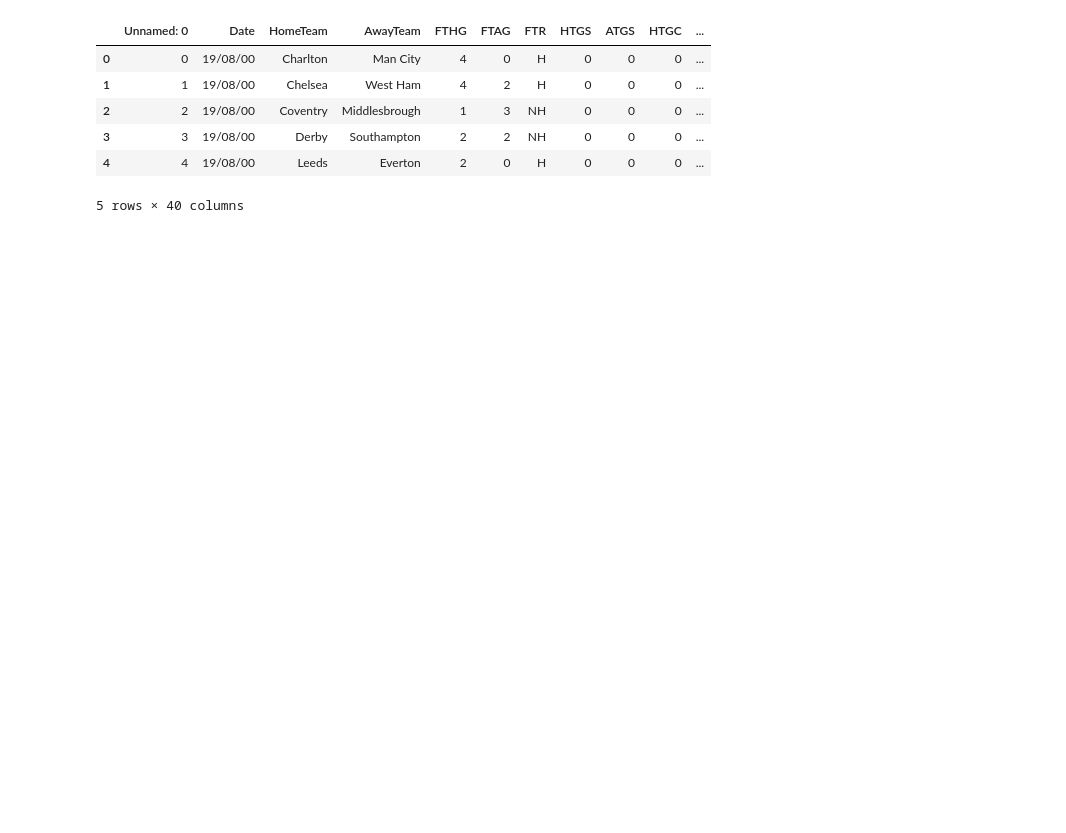
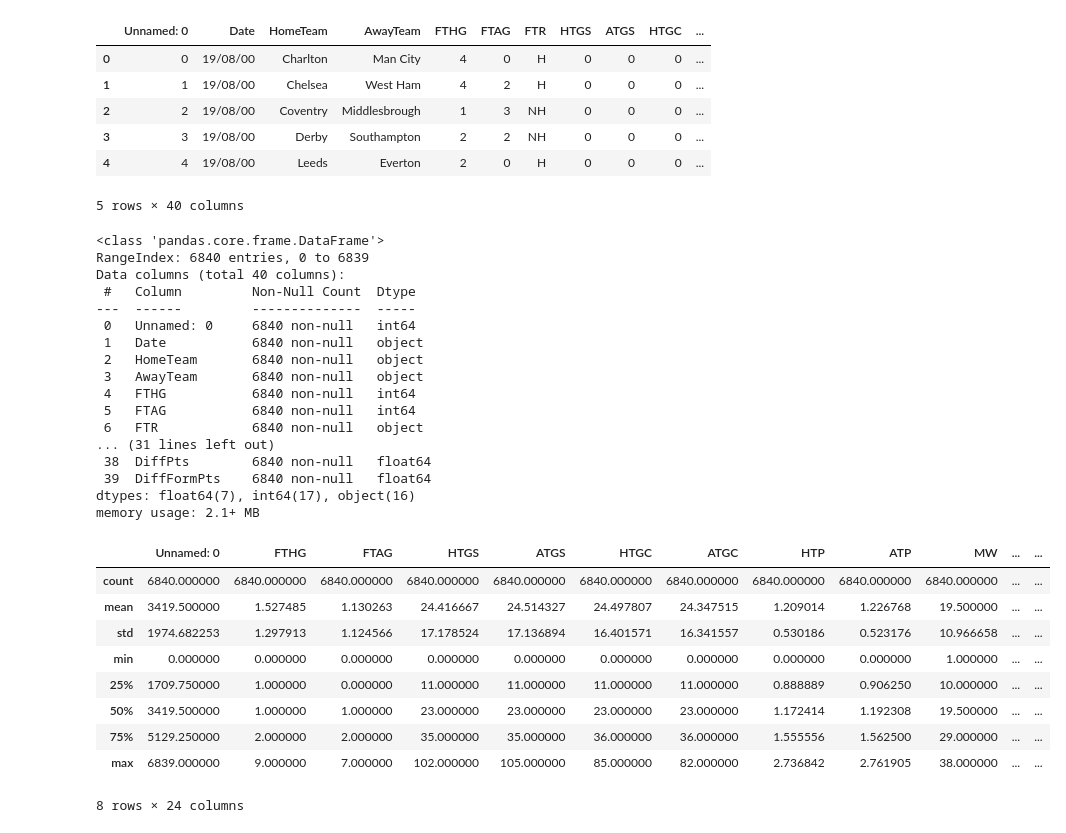
Before and after one commit to sahildayal/PremierLeagueMLProject, a Jupyter notebook: main.ipynb, the cells around one changed output. Cells and saved outputs as stored; diff of their text form; code cells hidden in the pictures; blank space fills up the shorter version.

Commit message:
setup and exploring them datas

```diff
--- a/main.ipynb
+++ b/main.ipynb
@@ -19,3 +19,34 @@ df.head()
 | 3 | 3 | 19/08/00 | Derby | Southampton | 2 | 2 | NH | 0 | 0 | 0 | ... |
 | 4 | 4 | 19/08/00 | Leeds | Everton | 2 | 0 | H | 0 | 0 | 0 | ... |
 5 rows × 40 columns
+# %%
+df.info()
+df.describe()
+# %% [output]
+<class 'pandas.core.frame.DataFrame'>
+RangeIndex: 6840 entries, 0 to 6839
+Data columns (total 40 columns):
+ #   Column         Non-Null Count  Dtype
+---  ------         --------------  -----
+ 0   Unnamed: 0     6840 non-null   int64
+ 1   Date           6840 non-null   object
+ 2   HomeTeam       6840 non-null   object
+ 3   AwayTeam       6840 non-null   object
+ 4   FTHG           6840 non-null   int64
+ 5   FTAG           6840 non-null   int64
+ 6   FTR            6840 non-null   object
+... (31 lines left out)
+ 38  DiffPts        6840 non-null   float64
+ 39  DiffFormPts    6840 non-null   float64
+dtypes: float64(7), int64(17), object(16)
+memory usage: 2.1+ MB
+|  | Unnamed: 0 | FTHG | FTAG | HTGS | ATGS | HTGC | ATGC | HTP | ATP | MW | ... | ... |
+| count | 6840.000000 | 6840.000000 | 6840.000000 | 6840.000000 | 6840.000000 | 6840.000000 | 6840.000000 | 6840.000000 | 6840.000000 | 6840.000000 | ... | ... |
+| mean | 3419.500000 | 1.527485 | 1.130263 | 24.416667 | 24.514327 | 24.497807 | 24.347515 | 1.209014 | 1.226768 | 19.500000 | ... | ... |
+| std | 1974.682253 | 1.297913 | 1.124566 | 17.178524 | 17.136894 | 16.401571 | 16.341557 | 0.530186 | 0.523176 | 10.966658 | ... | ... |
+| min | 0.000000 | 0.000000 | 0.000000 | 0.000000 | 0.000000 | 0.000000 | 0.000000 | 0.000000 | 0.000000 | 1.000000 | ... | ... |
+| 25% | 1709.750000 | 1.000000 | 0.000000 | 11.000000 | 11.000000 | 11.000000 | 11.000000 | 0.888889 | 0.906250 | 10.000000 | ... | ... |
+| 50% | 3419.500000 | 1.000000 | 1.000000 | 23.000000 | 23.000000 | 23.000000 | 23.000000 | 1.172414 | 1.192308 | 19.500000 | ... | ... |
+| 75% | 5129.250000 | 2.000000 | 2.000000 | 35.000000 | 35.000000 | 36.000000 | 36.000000 | 1.555556 | 1.562500 | 29.000000 | ... | ... |
+| max | 6839.000000 | 9.000000 | 7.000000 | 102.000000 | 105.000000 | 85.000000 | 82.000000 | 2.736842 | 2.761905 | 38.000000 | ... | ... |
+8 rows × 24 columns
```
Also changed, not shown: parts of 2 cells of this notebook.
